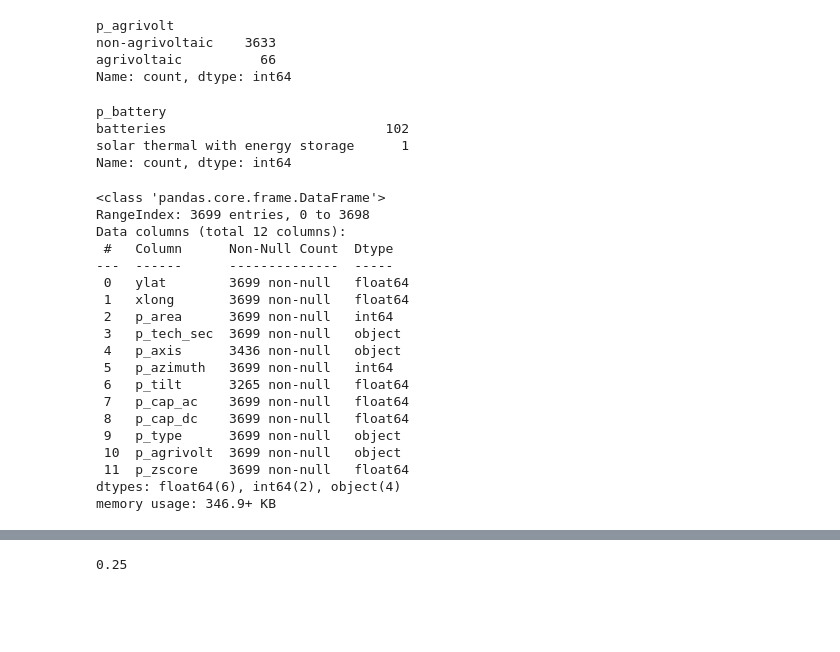
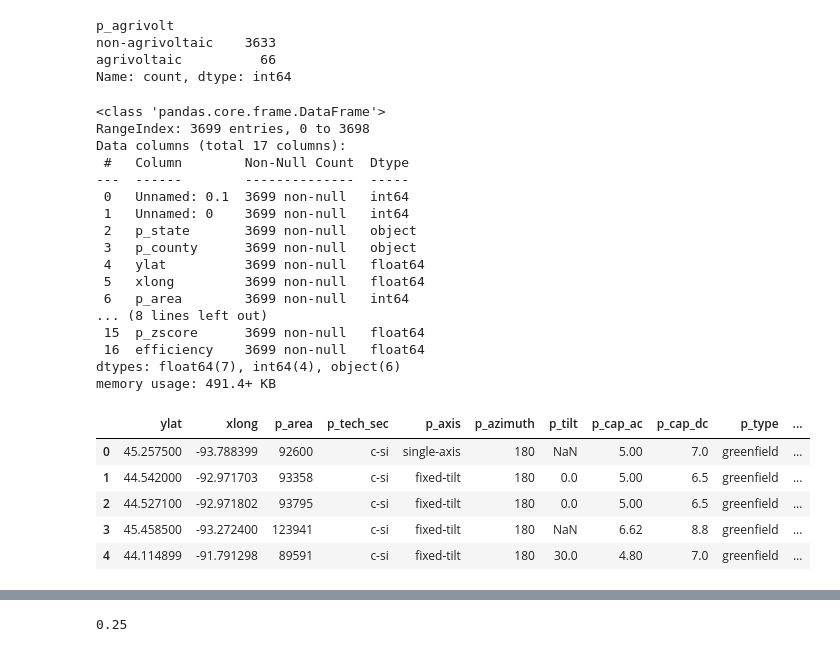
Before and after one commit to LibertyV7/DS4001G1, a Jupyter notebook: data_cleaning.ipynb, the cells around one changed output, grey strips where cells are left out. Drawn from its saved outputs; the diff is of its cells as text; code cells hidden in the pictures; blank space fills up the shorter version.

```diff
--- a/data_cleaning.ipynb
+++ b/data_cleaning.ipynb
@@ -86,35 +86,35 @@ p_agrivolt
 non-agrivoltaic    3633
 agrivoltaic          66
 Name: count, dtype: int64
-# %%
-solar_data['p_battery'].value_counts()
-# %% [output]
-p_battery
-batteries                            102
-solar thermal with energy storage      1
-Name: count, dtype: int64
+# %%
+solar_data.info()
+# %% [output]
+<class 'pandas.core.frame.DataFrame'>
+RangeIndex: 3699 entries, 0 to 3698
+Data columns (total 17 columns):
+ #   Column        Non-Null Count  Dtype
+---  ------        --------------  -----
+ 0   Unnamed: 0.1  3699 non-null   int64
+ 1   Unnamed: 0    3699 non-null   int64
+ 2   p_state       3699 non-null   object
+ 3   p_county      3699 non-null   object
+ 4   ylat          3699 non-null   float64
+ 5   xlong         3699 non-null   float64
+ 6   p_area        3699 non-null   int64
+... (8 lines left out)
+ 15  p_zscore      3699 non-null   float64
+ 16  efficiency    3699 non-null   float64
+dtypes: float64(7), int64(4), object(6)
+memory usage: 491.4+ KB
 # %%
-drop = [0, 1, 2, 8, 9, 10, 11, 12, 13, 18, 3, 4]
+drop = [0, 1, 2, 3]
 cleaned_solar_data = solar_data.drop(solar_data.columns[drop], axis=1)
-cleaned_solar_data.info()
+cleaned_solar_data.head()
 # %% [output]
-<class 'pandas.core.frame.DataFrame'>
-RangeIndex: 3699 entries, 0 to 3698
-Data columns (total 12 columns):
- #   Column      Non-Null Count  Dtype
----  ------      --------------  -----
- 0   ylat        3699 non-null   float64
- 1   xlong       3699 non-null   float64
- 2   p_area      3699 non-null   int64
- 3   p_tech_sec  3699 non-null   object
- 4   p_axis      3436 non-null   object
- 5   p_azimuth   3699 non-null   int64
- 6   p_tilt      3265 non-null   float64
- 7   p_cap_ac    3699 non-null   float64
- 8   p_cap_dc    3699 non-null   float64
- 9   p_type      3699 non-null   object
- 10  p_agrivolt  3699 non-null   object
- 11  p_zscore    3699 non-null   float64
-dtypes: float64(6), int64(2), object(4)
-memory usage: 346.9+ KB
+|  | ylat | xlong | p_area | p_tech_sec | p_axis | p_azimuth | p_tilt | p_cap_ac | p_cap_dc | p_type | ... |
+| 0 | 45.257500 | -93.788399 | 92600 | c-si | single-axis | 180 | NaN | 5.00 | 7.0 | greenfield | ... |
+| 1 | 44.542000 | -92.971703 | 93358 | c-si | fixed-tilt | 180 | 0.0 | 5.00 | 6.5 | greenfield | ... |
+| 2 | 44.527100 | -92.971802 | 93795 | c-si | fixed-tilt | 180 | 0.0 | 5.00 | 6.5 | greenfield | ... |
+| 3 | 45.458500 | -93.272400 | 123941 | c-si | fixed-tilt | 180 | NaN | 6.62 | 8.8 | greenfield | ... |
+| 4 | 44.114899 | -91.791298 | 89591 | c-si | fixed-tilt | 180 | 30.0 | 4.80 | 7.0 | greenfield | ... |
 # %%
```
Also changed, not shown: parts of 7 cells of this notebook.
